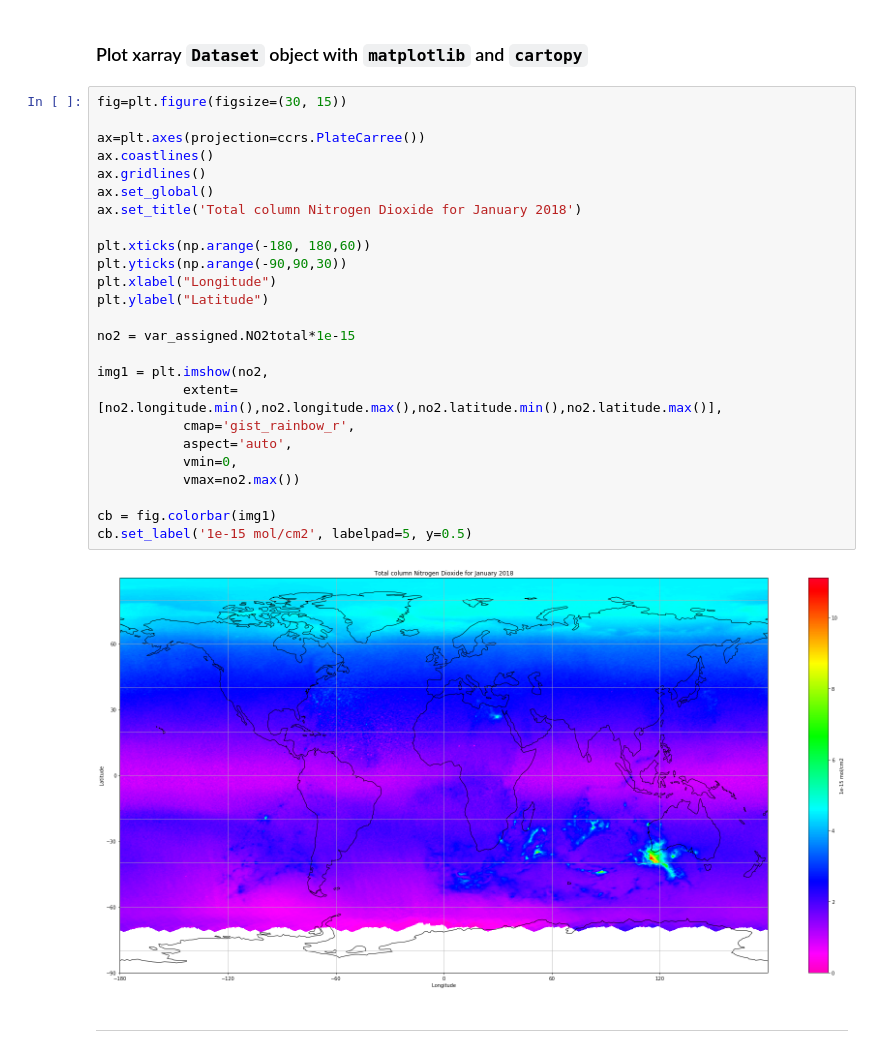
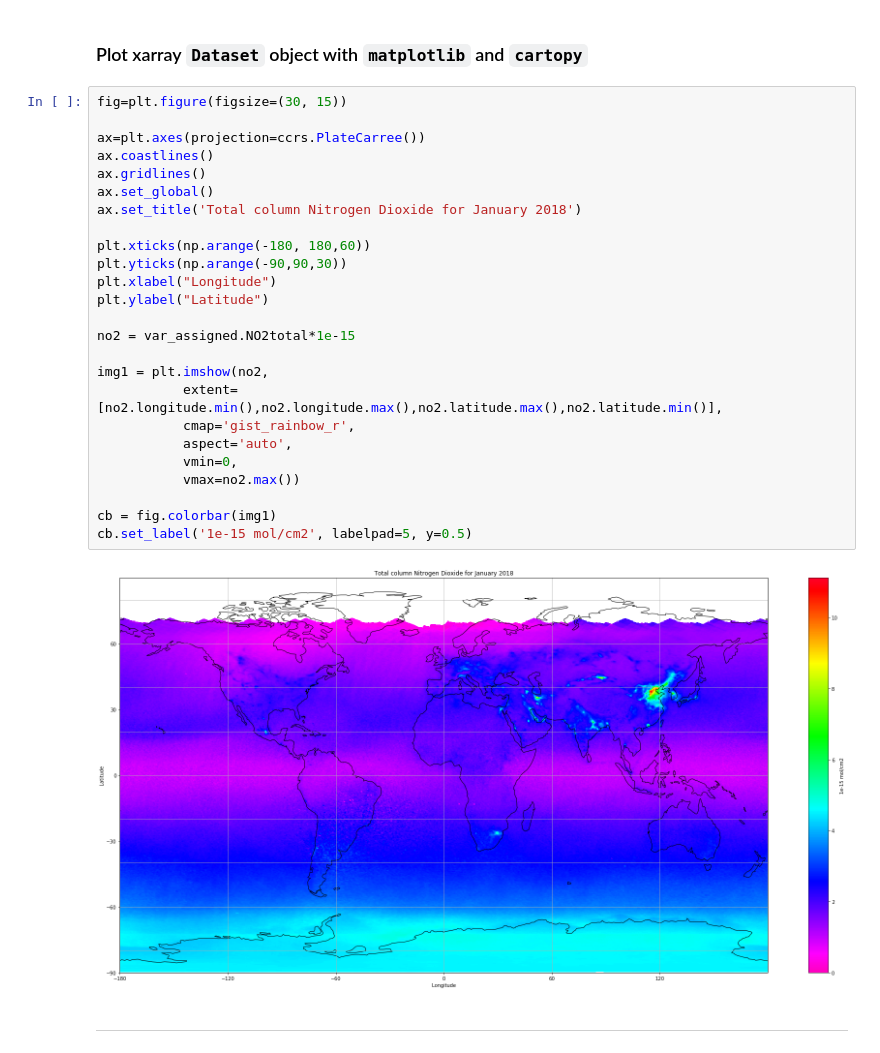
Before and after one commit to federicofierli1/LTPy_Notebooks_satellite_copernicus, a Jupyter notebook: 22_ltpy_v01_AC_SAF_L3_data_products.ipynb, the cells around one changed output. Saved outputs shown, nothing was run; the diff lists cells and outputs as text.

```diff
--- a/22_ltpy_v01_AC_SAF_L3_data_products.ipynb
+++ b/22_ltpy_v01_AC_SAF_L3_data_products.ipynb
@@ -300,30 +300,30 @@ cb.set_label('Dobson Unit', labelpad=5, y=0.5)
 # %%
 fig=plt.figure(figsize=(30, 15))
 
 ax=plt.axes(projection=ccrs.PlateCarree())
 ax.coastlines()
 ax.gridlines()
 ax.set_global()
 ax.set_title('Total column Nitrogen Dioxide for January 2018')
 
 plt.xticks(np.arange(-180, 180,60))
 plt.yticks(np.arange(-90,90,30))
 plt.xlabel("Longitude")
 plt.ylabel("Latitude")
 
 no2 = var_assigned.NO2total*1e-15
 
 img1 = plt.imshow(no2,
-           extent=[no2.longitude.min(),no2.longitude.max(),no2.latitude.min(),no2.latitude.max()],
+           extent=[no2.longitude.min(),no2.longitude.max(),no2.latitude.max(),no2.latitude.min()],
            cmap='gist_rainbow_r',
            aspect='auto',
            vmin=0,
            vmax=no2.max())
 
 cb = fig.colorbar(img1)
 cb.set_label('1e-15 mol/cm2', labelpad=5, y=0.5)
 # %% [output]
-[figure, old version]
+[figure, new version]
 # %% [markdown]
 <hr>
 # %% [markdown]
```
Also changed, not shown: 4 other files.
